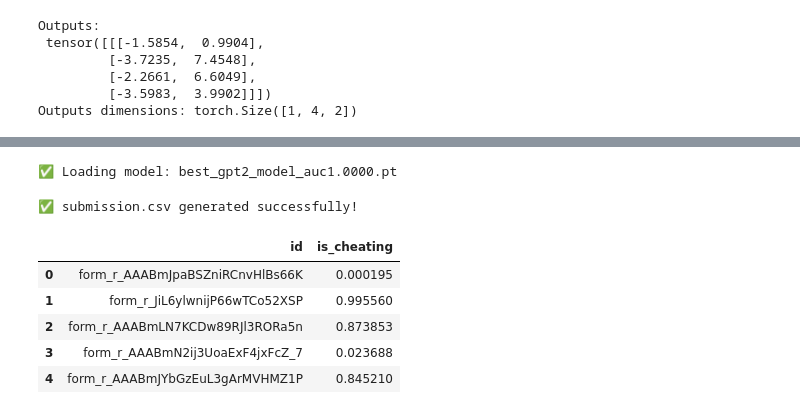
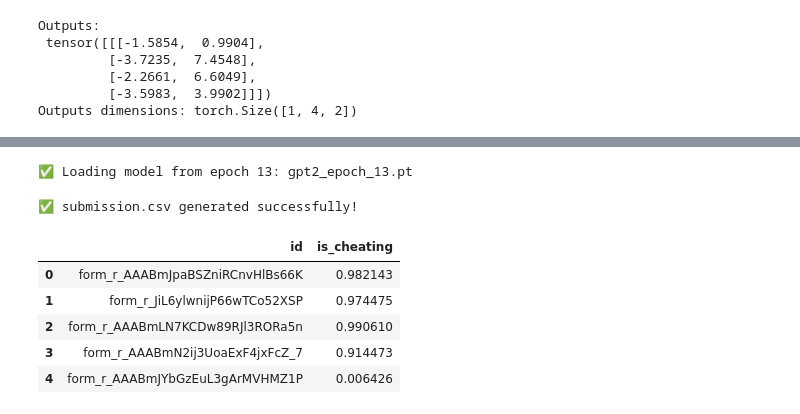
Before and after one commit to Wangadeveloper/Machine-Learning-Tutorial, a Jupyter notebook: is-cheating3.ipynb, the cells around one changed output, grey strips where cells are left out. Drawn from its saved outputs; the diff is of its cells as text; code cells hidden in the pictures.

Commit message:
Kaggle Notebook | is_cheating3 | Version 7

```diff
--- a/is-cheating3.ipynb
+++ b/is-cheating3.ipynb
@@ -833,4 +829,6 @@ Last output token: tensor([[-3.5983,  3.9902]])
 # %%
+print("Last output token:", outputs[:, -1, :])
+
 import torch
 import torch.nn.functional as F
 from sklearn.metrics import roc_auc_score
@@ -842,7 +840,7 @@ model = model.to(device)
 # --- Optimizer ---
 optimizer = torch.optim.AdamW(model.parameters(), lr=5e-5, weight_decay=0.1)
 
-num_epochs = 20 # you can increase later
+num_epochs = 13  # You can increase later
 best_auc = 0.0
 
 for epoch in range(num_epochs):
@@ -897,9 +895,13 @@ for epoch in range(num_epochs):
 
     print(f"Validation Loss: {val_loss:.4f} | Validation ROC-AUC: {val_auc:.4f}")
 
-    # --- Checkpoint if improved ---
+    # --- Save model for this epoch ---
+    torch.save(model.state_dict(), f"gpt2_epoch_{epoch+1}.pt")
+    print(f"💾 Saved model checkpoint for epoch {epoch+1}")
+
+    # --- Save best model based on ROC-AUC ---
     if val_auc > best_auc:
         best_auc = val_auc
-        torch.save(model.state_dict(), f"best_gpt2_model_auc{val_auc:.4f}.pt")
-        print(f"✅ Saved new best model with ROC-AUC {val_auc:.4f}")
+        torch.save(model.state_dict(), f"gpt2_best_model.pt")
+        print(f"✅ New BEST model saved (ROC-AUC = {val_auc:.4f})")
 # %% [output]
@@ -937,23 +946,23 @@ import pandas as pd
 import tiktoken
 import torch.nn.functional as F
 from tqdm import tqdm
-import glob
 
 # ==========================
-# Load and prepare test data
+# Load test data
 # ==========================
 test_df = pd.read_csv("/kaggle/input/mercor-ai-detection/test.csv")
 
 # Store IDs separately
 ids = test_df["id"].values
 
-# Combine text columns
+# Combine topic + answer into one text field
 test_df["text"] = test_df["topic"].astype(str) + " " + test_df["answer"].astype(str)
 
 # ==========================
 # Tokenize test data
 # ==========================
 tokenizer = tiktoken.get_encoding("gpt2")
+
 max_length = 1024
 pad_token_id = 50256
 
@@ -961,7 +970,7 @@ encoded_texts = [
     tokenizer.encode(str(text)) for text in test_df["text"]
 ]
 
-# Truncate and pad
+# Truncate and pad sequences
 encoded_texts = [
     (encoded[:max_length] + [pad_token_id] * max(0, max_length - len(encoded)))
     for encoded in encoded_texts
@@ -971,51 +980,48 @@ encoded_texts = [
 test_tensors = torch.tensor(encoded_texts, dtype=torch.long)
 
 # ==========================
-# Predict using trained model
+# Load trained model (epoch 16)
 # ==========================
 device = "cuda" if torch.cuda.is_available() else "cpu"
 
-# Load best available model automatically
-model_paths = glob.glob("best_gpt2_model_auc*.pt")
-if not model_paths:
-    raise FileNotFoundError("No trained model found in the current directory!")
-best_model_path = sorted(model_paths)[-1]
-print(f"✅ Loading model: {best_model_path}")
+epoch_num = 13
+model_path = f"gpt2_epoch_{epoch_num}.pt"  # name your model files this way when saving
 
-model.load_state_dict(torch.load(best_model_path, map_location=device))
+print(f"✅ Loading model from epoch {epoch_num}: {model_path}")
+model.load_state_dict(torch.load(model_path, map_location=device))
 model.to(device)
 model.eval()
 
 # ==========================
-# Inference
+# Predict probabilities
 # ==========================
 pred_probs = []
 
 with torch.no_grad():
     for i in tqdm(range(0, len(test_tensors), 8), desc="Predicting"):
         batch_inputs = test_tensors[i:i+8].to(device)
         outputs = model(batch_inputs)
-        logits = outputs[:, -1, :]  # (batch, 2)
-        probs = F.softmax(logits, dim=1)[:, 1]  # probability of AI-generated (is_cheating=1)
+        logits = outputs[:, -1, :]  # final token logits
+        probs = F.softmax(logits, dim=1)[:, 1]  # probability of cheating
         pred_probs.extend(probs.cpu().numpy())
 
 # ==========================
-# Create submission (probabilities)
+# Prepare submission
 # ==========================
 submission = pd.DataFrame({
     "id": ids,
-    "is_cheating": pred_probs  # probabilities, not 0/1
+    "is_cheating": pred_probs  # continuous probabilities (for ROC-AUC)
 })
 
 submission.to_csv("submission.csv", index=False)
 print("✅ submission.csv generated successfully!")
 display(submission.head())
 # %% [output]
-✅ Loading model: best_gpt2_model_auc1.0000.pt
+✅ Loading model from epoch 13: gpt2_epoch_13.pt
 ✅ submission.csv generated successfully!
 |  | id | is_cheating |
-| 0 | form_r_AAABmJpaBSZniRCnvHlBs66K | 0.000195 |
-| 1 | form_r_JiL6ylwnijP66wTCo52XSP | 0.995560 |
-| 2 | form_r_AAABmLN7KCDw89RJl3RORa5n | 0.873853 |
-| 3 | form_r_AAABmN2ij3UoaExF4jxFcZ_7 | 0.023688 |
-| 4 | form_r_AAABmJYbGzEuL3gArMVHMZ1P | 0.845210 |
+| 0 | form_r_AAABmJpaBSZniRCnvHlBs66K | 0.982143 |
+| 1 | form_r_JiL6ylwnijP66wTCo52XSP | 0.974475 |
+| 2 | form_r_AAABmLN7KCDw89RJl3RORa5n | 0.990610 |
+| 3 | form_r_AAABmN2ij3UoaExF4jxFcZ_7 | 0.914473 |
+| 4 | form_r_AAABmJYbGzEuL3gArMVHMZ1P | 0.006426 |
```
Also changed, not shown: parts of 4 cells of this notebook.
